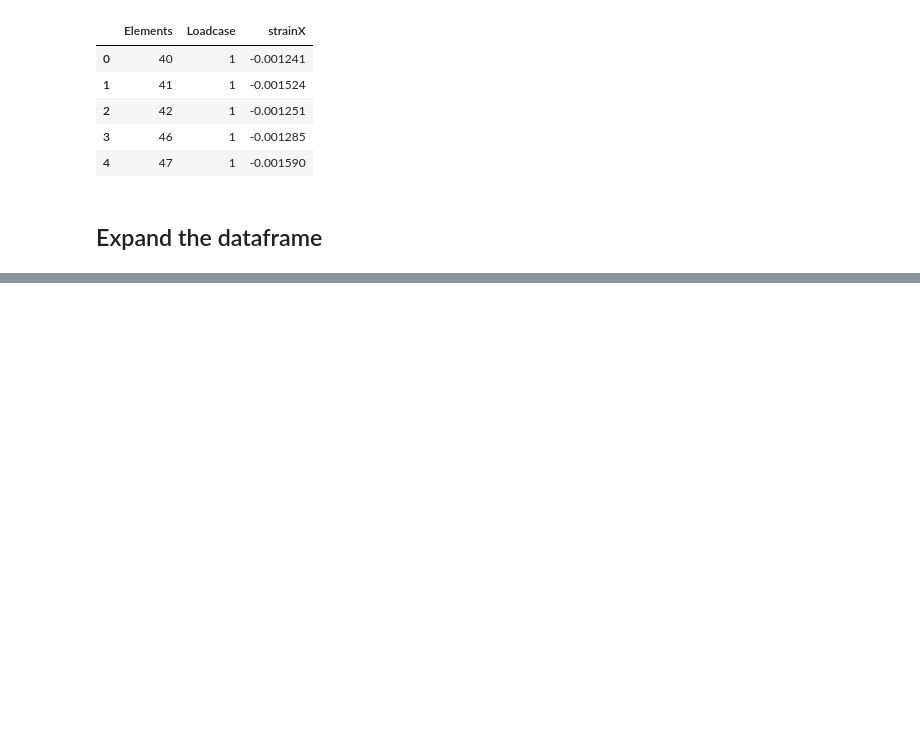
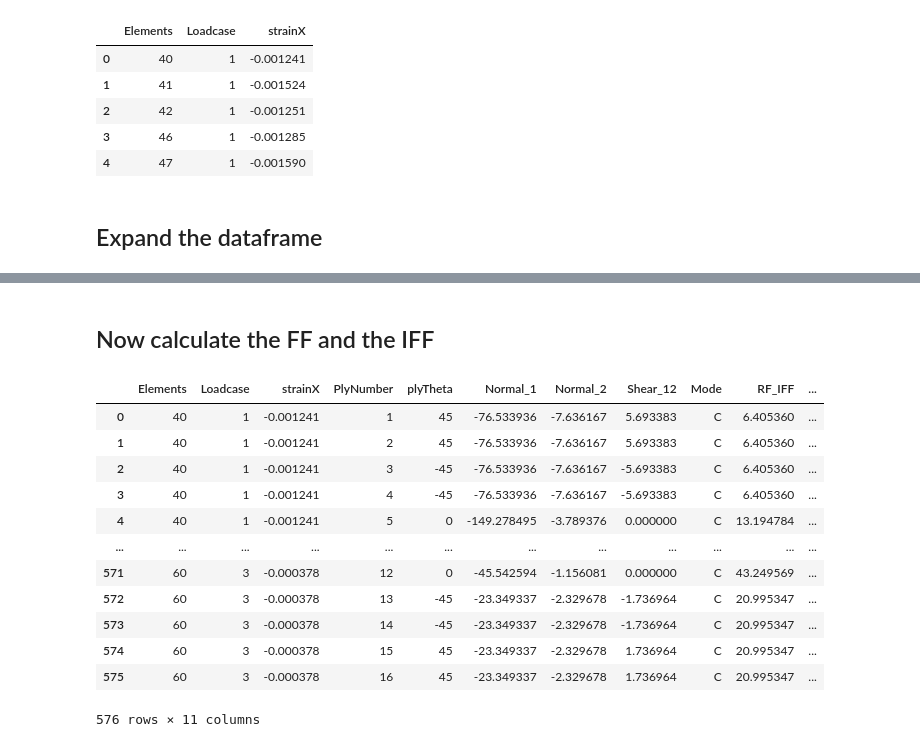
Before and after one commit to fabianober/tum-ase-project-2025-2, a Jupyter notebook: Notebooks/Strength_analysis.ipynb, the cells around one changed output, grey strips where cells are left out. Cells and saved outputs as stored; diff of their text form; code cells hidden in the pictures; blank space fills up the shorter version.

```diff
--- a/Notebooks/Strength_analysis.ipynb
+++ b/Notebooks/Strength_analysis.ipynb
@@ -297,7 +297,9 @@ StringerStrains.head(33)
 | 31 | 41 | 1 | -0.001524 | 16 | 45 |
 | 32 | 42 | 1 | -0.001251 | 1 | 45 |
 # %%
-StringerStrains['Normal_1', 'Normal_2', 'Shear_12'] = StringerStrains.apply(
-    calculateMatStress, EModulus1=E_11, EModulus2=E_22, ShearModulus=G_12, axis=1
+StringerStrains[['Normal_1', 'Normal_2', 'Shear_12']] = StringerStrains.apply(
+    calculateMatStress, EModulus1=E_11, EModulus2=E_22, ShearModulus=G_12, axis=1,
+    result_type='expand'
 )
+StringerStrains
 # %% [output]
@@ -304,0 +319,21 @@ NameError: name 'constitutiveLawPlyProblemCOS' is not defined
+# %% [markdown]
+## Now calculate the FF and the IFF
+# %%
+StringerStrains[['Mode', 'RF_IFF', 'RF_FF']] = StringerStrains.apply(strength, R_p_t=R_p_t, R_p_c=R_p_c, R_r_c=R_r_c, R_r_t=R_r_t,
+                                                    R_rp=R_rp, p_rp_c=p_rp_c, p_rp_t=p_rp_t, p_rr_c=p_rr_c, p_rr_t=p_rr_t,
+                                                    axis=1, result_type='expand')
+StringerStrains
+# %% [output]
+|  | Elements | Loadcase | strainX | PlyNumber | plyTheta | Normal_1 | Normal_2 | Shear_12 | Mode | RF_IFF | ... |
+| 0 | 40 | 1 | -0.001241 | 1 | 45 | -76.533936 | -7.636167 | 5.693383 | C | 6.405360 | ... |
+| 1 | 40 | 1 | -0.001241 | 2 | 45 | -76.533936 | -7.636167 | 5.693383 | C | 6.405360 | ... |
+| 2 | 40 | 1 | -0.001241 | 3 | -45 | -76.533936 | -7.636167 | -5.693383 | C | 6.405360 | ... |
+| 3 | 40 | 1 | -0.001241 | 4 | -45 | -76.533936 | -7.636167 | -5.693383 | C | 6.405360 | ... |
+| 4 | 40 | 1 | -0.001241 | 5 | 0 | -149.278495 | -3.789376 | 0.000000 | C | 13.194784 | ... |
+| ... | ... | ... | ... | ... | ... | ... | ... | ... | ... | ... | ... |
+| 571 | 60 | 3 | -0.000378 | 12 | 0 | -45.542594 | -1.156081 | 0.000000 | C | 43.249569 | ... |
+| 572 | 60 | 3 | -0.000378 | 13 | -45 | -23.349337 | -2.329678 | -1.736964 | C | 20.995347 | ... |
+| 573 | 60 | 3 | -0.000378 | 14 | -45 | -23.349337 | -2.329678 | -1.736964 | C | 20.995347 | ... |
+| 574 | 60 | 3 | -0.000378 | 15 | 45 | -23.349337 | -2.329678 | 1.736964 | C | 20.995347 | ... |
+| 575 | 60 | 3 | -0.000378 | 16 | 45 | -23.349337 | -2.329678 | 1.736964 | C | 20.995347 | ... |
+576 rows × 11 columns
```
Also changed, not shown: parts of 10 cells of this notebook, 1 other file.
